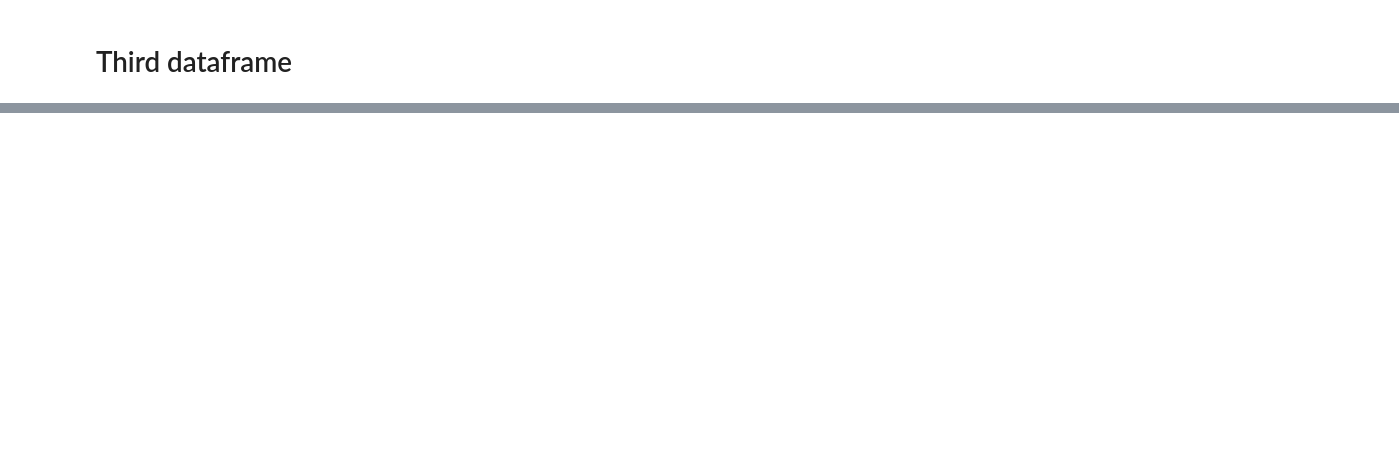
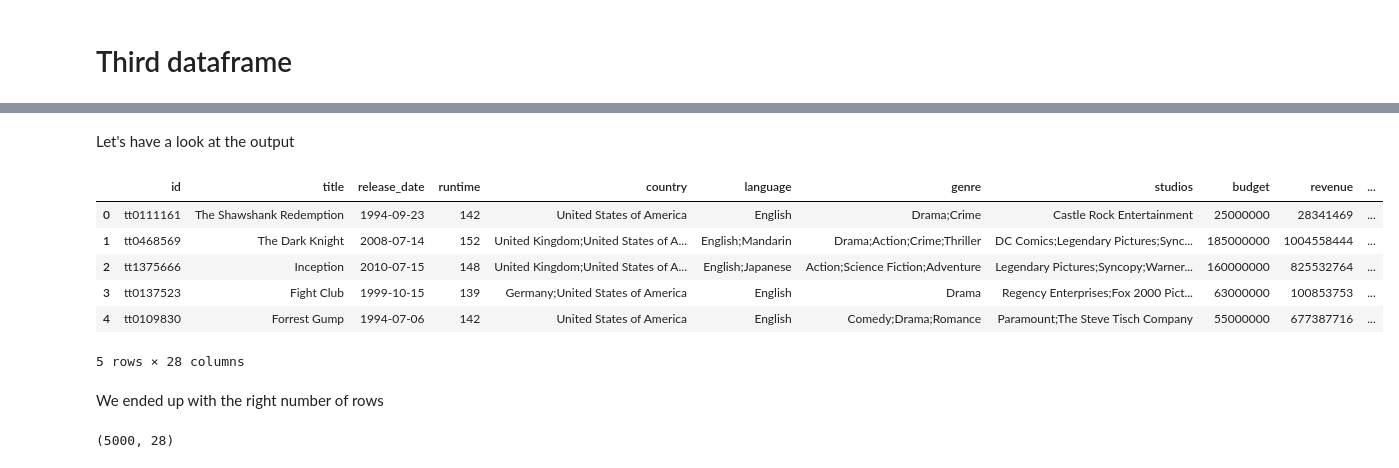
Before and after one commit to JacopoMalatesta/imdb_most_popular_films, a Jupyter notebook: scripts/02 - EDA and data cleaning.ipynb, the cells around one changed output, grey strips where cells are left out. Saved outputs shown, nothing was run; the diff lists cells and outputs as text; code cells hidden in the pictures; blank space fills up the shorter version.

```diff
--- a/scripts/02 - EDA and data cleaning.ipynb
+++ b/scripts/02 - EDA and data cleaning.ipynb
@@ -379,0 +347,2 @@ df2[df2["id"].isin(missing_user_review_ids)]
+# %%
+cleaned_df = pd.merge(left = df, right = df2, how = 'inner', on = 'id')
@@ -379,0 +351,20 @@ df2[df2["id"].isin(missing_user_review_ids)]
+# %%
+cleaned_df = pd.merge(left = cleaned_df, right = df3, how = 'inner', on = 'id')
+# %% [markdown]
+Let's have a look at the output
+# %%
+cleaned_df.head()
+# %% [output]
+|  | id | title | release_date | runtime | country | language | genre | studios | budget | revenue | ... |
+| 0 | tt0111161 | The Shawshank Redemption | 1994-09-23 | 142 | United States of America | English | Drama;Crime | Castle Rock Entertainment | 25000000 | 28341469 | ... |
+| 1 | tt0468569 | The Dark Knight | 2008-07-14 | 152 | United Kingdom;United States of A... | English;Mandarin | Drama;Action;Crime;Thriller | DC Comics;Legendary Pictures;Sync... | 185000000 | 1004558444 | ... |
+| 2 | tt1375666 | Inception | 2010-07-15 | 148 | United Kingdom;United States of A... | English;Japanese | Action;Science Fiction;Adventure | Legendary Pictures;Syncopy;Warner... | 160000000 | 825532764 | ... |
+| 3 | tt0137523 | Fight Club | 1999-10-15 | 139 | Germany;United States of America | English | Drama | Regency Enterprises;Fox 2000 Pict... | 63000000 | 100853753 | ... |
+| 4 | tt0109830 | Forrest Gump | 1994-07-06 | 142 | United States of America | English | Comedy;Drama;Romance | Paramount;The Steve Tisch Company | 55000000 | 677387716 | ... |
+5 rows × 28 columns
+# %% [markdown]
+We ended up with the right number of rows
+# %%
+cleaned_df.shape
+# %% [output]
+(5000, 28)
```
Also changed, not shown: parts of 58 cells of this notebook, 1 other file.
